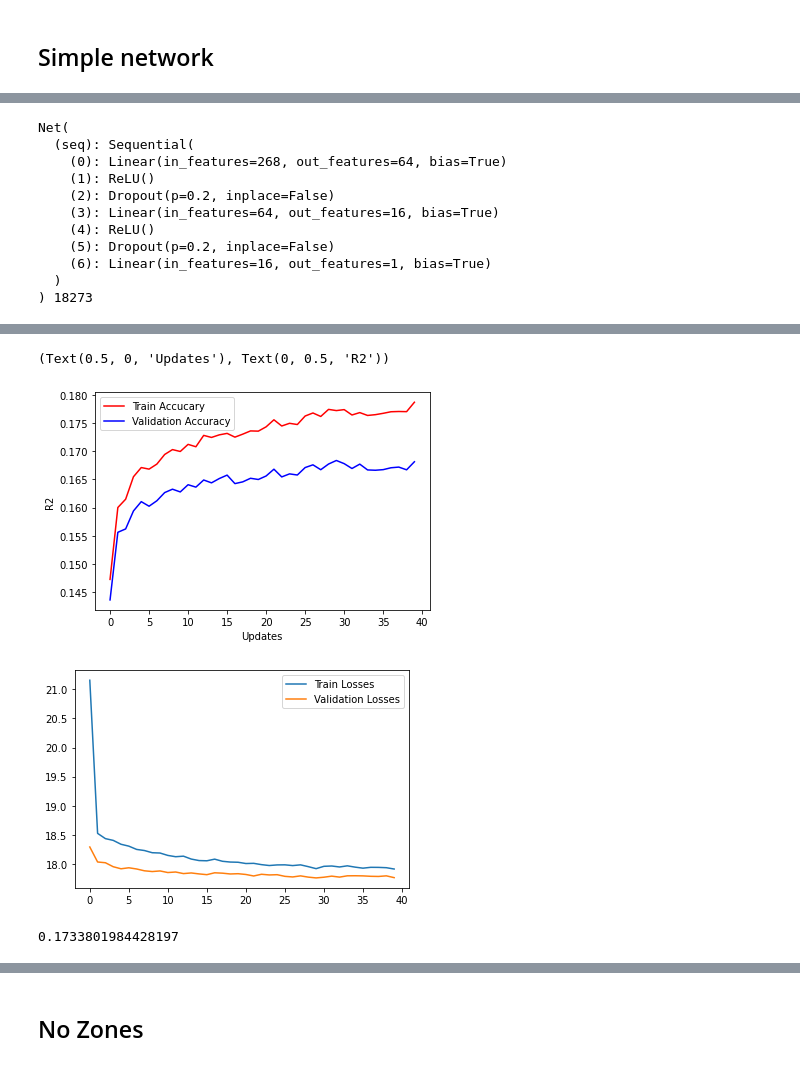
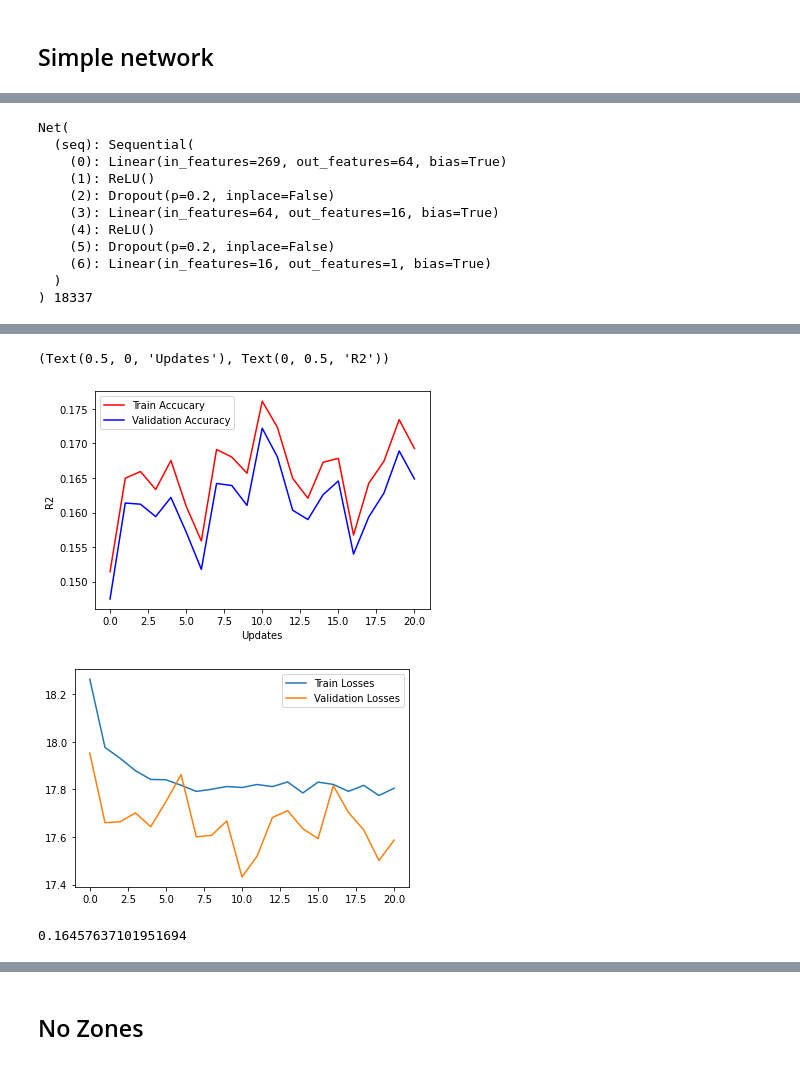
Before and after one commit to Bogeluno/GNN_Thesis, a Jupyter notebook: models/SimpleNN.ipynb, the cells around one changed output, grey strips where cells are left out. Drawn from its saved outputs; the diff is of its cells as text; code cells hidden in the pictures.

```diff
--- a/models/SimpleNN.ipynb
+++ b/models/SimpleNN.ipynb
@@ -71,6 +71,6 @@ weather_var = list(df_full.columns[-22:-1])
 # %% [markdown]
 ## Simple network
 # %%
-df = df_full.drop(columns=['dist_to_station', 'degree']+weather_var, inplace = False)
+df = df_full.drop(columns=['index','hour_index', 'dist_to_station', 'degree']+weather_var, inplace = False)
 df
 # %% [output]
@@ -91,9 +91,9 @@ df
 train_val, test_data, y_train_val, y_test = train_test_split(df, y, test_size=0.2)
 train_data, val_data, y_train, y_val = train_test_split(train_val, y_train_val, test_size=len(test_data))
 
-train_data = pd.concat([(train_data.filter(regex = '^(?!.*(lz|eng)).*$')-train_data.filter(regex = '^(?!.*(lz|eng)).*$').mean())/train_data.filter(regex = '^(?!.*(lz|eng)).*$').std(ddof = 1), train_data.filter(regex = 'eng|lz')], axis = 1)
-val_data = pd.concat([(val_data.filter(regex = '^(?!.*(lz|eng)).*$')-val_data.filter(regex = '^(?!.*(lz|eng)).*$').mean())/val_data.filter(regex = '^(?!.*(lz|eng)).*$').std(ddof = 1), val_data.filter(regex = 'eng|lz')], axis = 1)
-test_data = pd.concat([(test_data.filter(regex = '^(?!.*(lz|eng)).*$')-test_data.filter(regex = '^(?!.*(lz|eng)).*$').mean())/test_data.filter(regex = '^(?!.*(lz|eng)).*$').std(ddof = 1), test_data.filter(regex = 'eng|lz')], axis = 1)
+train_data = pd.concat([(train_data.filter(regex = '^(?!.*(lz|eng|weekend)).*$')-train_data.filter(regex = '^(?!.*(lz|eng|weekend)).*$').mean())/train_data.filter(regex = '^(?!.*(lz|eng|weekend)).*$').std(ddof = 1), train_data.filter(regex = 'eng|lz|weekend')], axis = 1)
+val_data = pd.concat([(val_data.filter(regex = '^(?!.*(lz|eng|weekend)).*$')-val_data.filter(regex = '^(?!.*(lz|eng|weekend)).*$').mean())/val_data.filter(regex = '^(?!.*(lz|eng|weekend)).*$').std(ddof = 1), val_data.filter(regex = 'eng|lz|weekend')], axis = 1)
+test_data = pd.concat([(test_data.filter(regex = '^(?!.*(lz|eng|weekend)).*$')-test_data.filter(regex = '^(?!.*(lz|eng|weekend)).*$').mean())/test_data.filter(regex = '^(?!.*(lz|eng|weekend)).*$').std(ddof = 1), test_data.filter(regex = 'eng|lz|weekend')], axis = 1)
 
 X_train = torch.tensor(train_data.to_numpy(dtype = 'float')).float()
 y_train = torch.tensor(y_train.to_numpy(dtype = 'float')).float().unsqueeze(dim = 1)
@@ -114,7 +114,7 @@ class Net(nn.Module):
                 m.bias.data.fill_(0.01)
 
         self.seq = nn.Sequential(
-            nn.Linear(268,64),
+            nn.Linear(269,64),
             nn.ReLU(),#nn.BatchNorm1d(128)),
             nn.Dropout(0.2),
             nn.Linear(64,16),
@@ -136,7 +136,7 @@ print(net, sum(p.numel() for p in net.parameters()))
 # %% [output]
 Net(
   (seq): Sequential(
-    (0): Linear(in_features=268, out_features=64, bias=True)
+    (0): Linear(in_features=269, out_features=64, bias=True)
     (1): ReLU()
     (2): Dropout(p=0.2, inplace=False)
     (3): Linear(in_features=64, out_features=16, bias=True)
@@ -144,13 +144,13 @@ Net(
     (5): Dropout(p=0.2, inplace=False)
     (6): Linear(in_features=16, out_features=1, bias=True)
   )
-) 18273
+) 18337
 # %%
 optimizer = optim.Adam(net.parameters(), lr=0.01, weight_decay = 0.01) #Chaged to Adam and learning + regulariztion rate set
 criterion = nn.MSELoss(reduction = 'mean')
 # %%
 # setting hyperparameters and gettings epoch sizes
-batch_size = 4084
+batch_size = 64
 num_epochs = 121
 num_samples_train = X_train.shape[0]
 num_batches_train = num_samples_train // batch_size
@@ -252,13 +249,13 @@ Epoch 40: Train Loss 17.915306 , Valid Loss 17.767649 , Train R2 0.178753, Valid
 (Text(0.5, 0, 'Updates'), Text(0, 0.5, 'R2'))
-[figure, old version]
+[figure, new version]
 # %%
 plt.plot(epoch, [x for x in train_losses], [x for x in val_losses])
 plt.legend(['Train Losses','Validation Losses'])
 plt.show()
 print(r2_score(y_test.detach().numpy()[:,0],net.forward(X_test).detach().numpy()[:,0]))
 # %% [output]
-[figure, old version]
+[figure, new version]
-0.1733801984428197
+0.16457637101951694
 # %%
 fig, ax = plt.subplots(figsize = (16,10))
 
```
Also changed, not shown: parts of 81 cells of this notebook, 8 other files.
